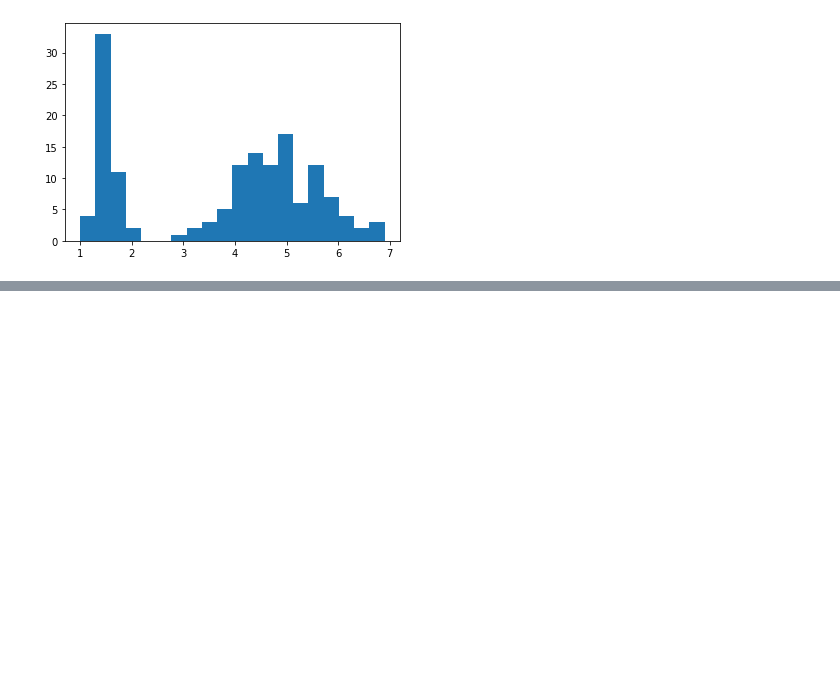
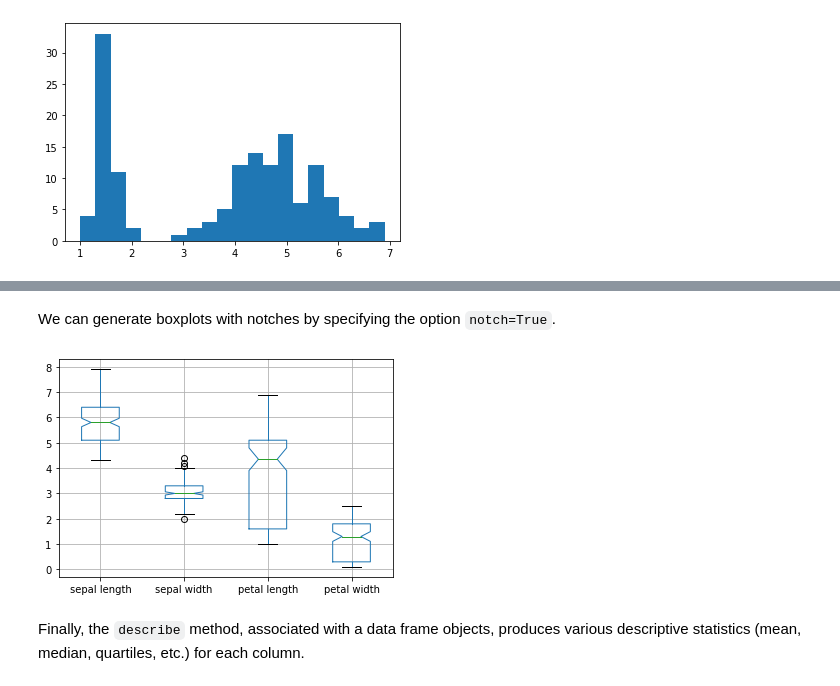
Before and after one commit to sathayas/GuideIDSExamples, a Jupyter notebook: Chapter4-DataUnderstanding.ipynb, the cells around one changed output, grey strips where cells are left out. Saved outputs shown, nothing was run; the diff lists cells and outputs as text; code cells hidden in the pictures; blank space fills up the shorter version.

```diff
--- a/Chapter4-DataUnderstanding.ipynb
+++ b/Chapter4-DataUnderstanding.ipynb
@@ -42,0 +64,10 @@ plt.show()
+# %% [markdown]
+We can generate boxplots with notches by specifying the option `notch=True`.
+# %%
+# notched box boxplots
+X.boxplot(notch=True)
+plt.show()
+# %% [output]
+[figure, added]
+# %% [markdown]
+Finally, the `describe` method, associated with a data frame objects, produces various descriptive statistics (mean, median, quartiles, etc.) for each column.
```
Also changed, not shown: parts of 15 cells of this notebook.
